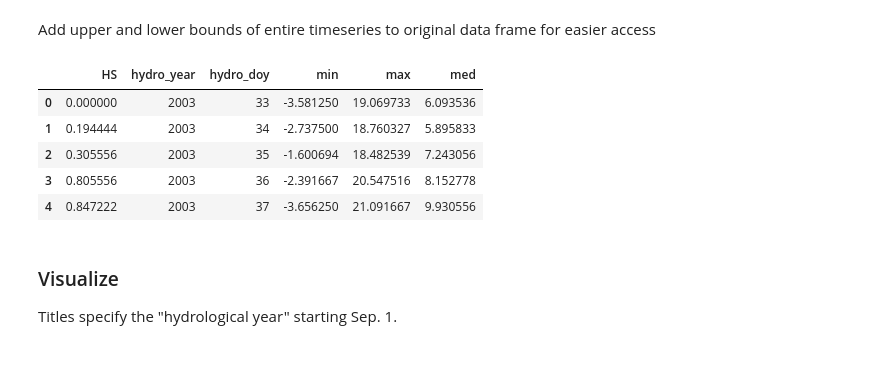
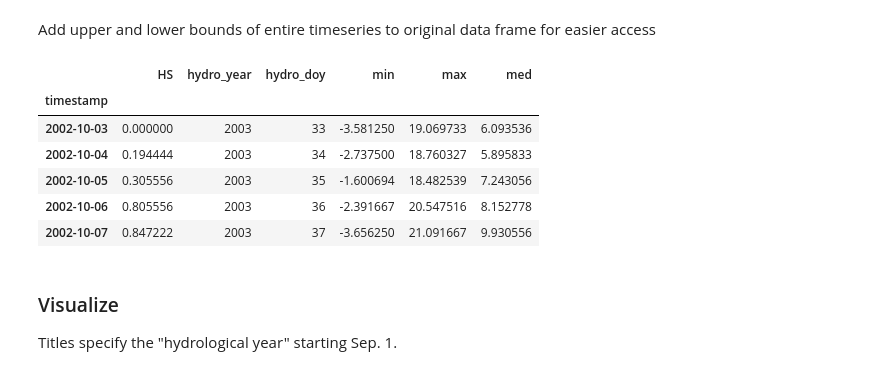
Before and after one commit to geopanda1/blog, a Jupyter notebook: posts/lwd-tirol-download/index.ipynb, the cells around one changed output. Drawn from its saved outputs; the diff is of its cells as text; code cells hidden in the pictures.

```diff
--- a/posts/lwd-tirol-download/index.ipynb
+++ b/posts/lwd-tirol-download/index.ipynb
@@ -100,22 +100,15 @@ gdf.loc[gdf["lwd-nummer"] == station]
 # %% [markdown]
 ### Let's download the entire timeseries
 # %%
-#| output: false
+# | output: false
 
 parameter = "HS"  # snow depth
 
 start_year = 2002
 end_year = 2025
 
-dfs = []
+df = batch_download_station(station, parameter, start_year, end_year)
 
-for year in range(start_year, end_year + 1):
-    df = download_station(station, parameter, year)
-    dfs.append(df)
-
-df = pd.concat(dfs).sort_index()
-
-# remove nans and drop duplicate timestamps
-df = df.dropna()
-df = df.loc[~df.index.duplicated(keep="first")]
+# resample to daily mean
+df = df.resample("1D").mean()
 # %% [output]
@@ -191,15 +182,16 @@ min_max = (
 # %% [markdown]
 Add upper and lower bounds of entire timeseries to original data frame for easier access
 # %%
-df_merged = df.merge(min_max, on="hydro_doy", suffixes=("", "_global"))
+df_merged = df.reset_index().merge(min_max, on="hydro_doy").set_index("timestamp")
 df_merged.head()
 # %% [output]
 |  | HS | hydro_year | hydro_doy | min | max | med |
-| 0 | 0.000000 | 2003 | 33 | -3.581250 | 19.069733 | 6.093536 |
-| 1 | 0.194444 | 2003 | 34 | -2.737500 | 18.760327 | 5.895833 |
-| 2 | 0.305556 | 2003 | 35 | -1.600694 | 18.482539 | 7.243056 |
-| 3 | 0.805556 | 2003 | 36 | -2.391667 | 20.547516 | 8.152778 |
-| 4 | 0.847222 | 2003 | 37 | -3.656250 | 21.091667 | 9.930556 |
+| timestamp |  |  |  |  |  |  |
+| 2002-10-03 | 0.000000 | 2003 | 33 | -3.581250 | 19.069733 | 6.093536 |
+| 2002-10-04 | 0.194444 | 2003 | 34 | -2.737500 | 18.760327 | 5.895833 |
+| 2002-10-05 | 0.305556 | 2003 | 35 | -1.600694 | 18.482539 | 7.243056 |
+| 2002-10-06 | 0.805556 | 2003 | 36 | -2.391667 | 20.547516 | 8.152778 |
+| 2002-10-07 | 0.847222 | 2003 | 37 | -3.656250 | 21.091667 | 9.930556 |
 # %% [markdown]
 ### Visualize
 
```
Also changed, not shown: parts of 3 cells of this notebook, 1 other file.
